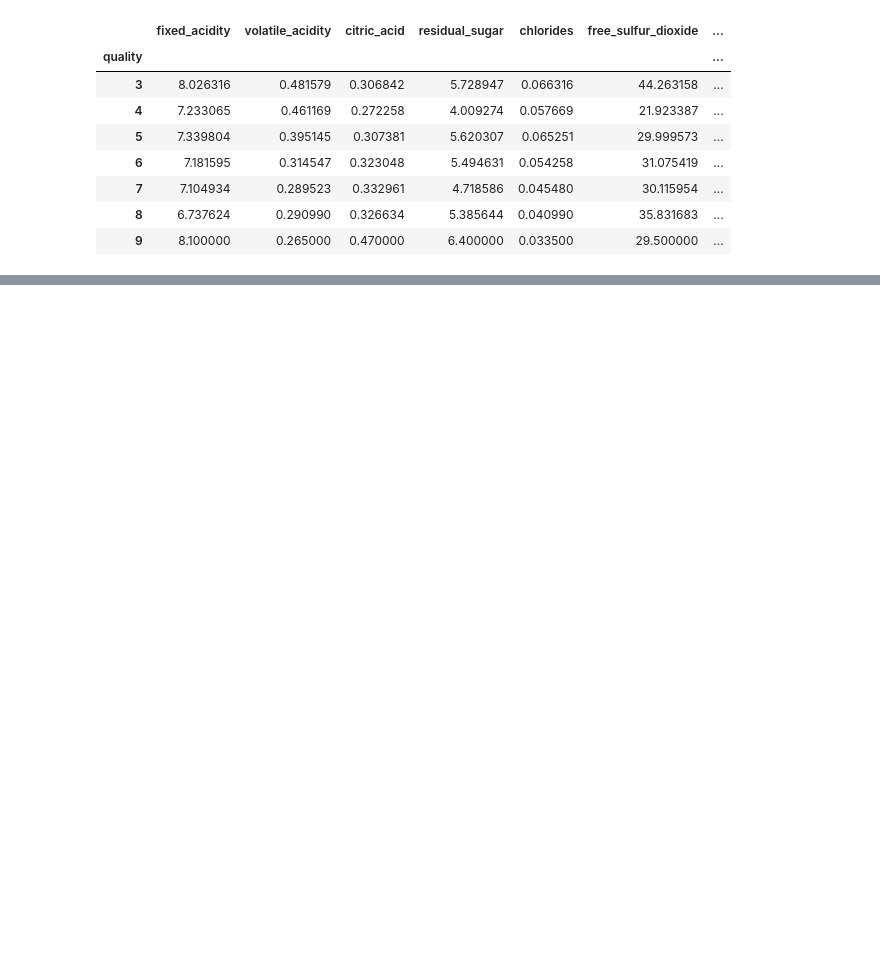
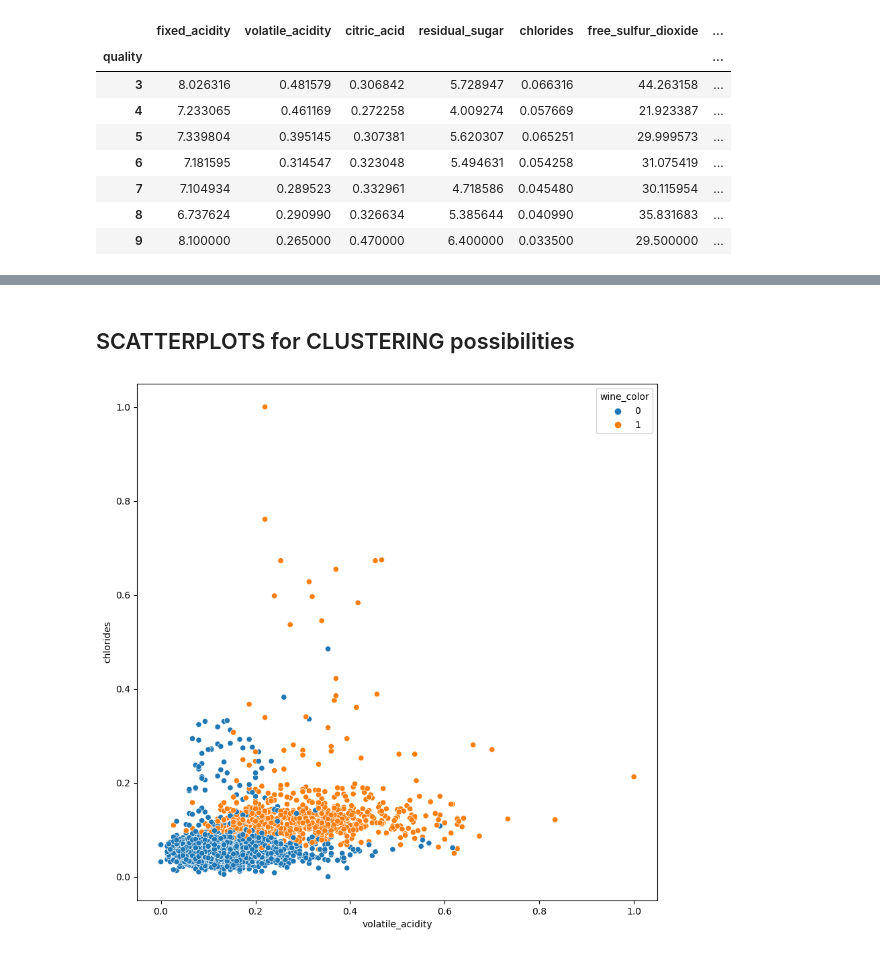
Before and after one commit to Cod-Up-Our-Data/wine_clustering_project, a Jupyter notebook: wine_exploration_rich.ipynb, the cells around one changed output, grey strips where cells are left out. Saved outputs shown, nothing was run; the diff lists cells and outputs as text; code cells hidden in the pictures; blank space fills up the shorter version.

```diff
--- a/wine_exploration_rich.ipynb
+++ b/wine_exploration_rich.ipynb
@@ -490,0 +571,7 @@ df_mean_by_qual
+# %%
+#SCALING First MinMax...then ROBUST
+columns = train.columns[:-2]
+mm_scaler = sklearn.preprocessing.MinMaxScaler()
+train_mm_scaled = mm_scaler.fit_transform(train[columns])
+# %%
+train_scaled = pd.DataFrame(data=train_mm_scaled,columns=columns)
@@ -490,0 +594,2 @@ df_mean_by_qual
+# %%
+train_scaled = pd.concat([train_scaled,train_targets],axis=1)
@@ -490,0 +612,2 @@ df_mean_by_qual
+# %%
+train_scaled['qual_col'] = train_scaled['quality'].astype(str) + train_scaled['wine_color'].astype(str)
@@ -490,0 +639,9 @@ df_mean_by_qual
+# %% [markdown]
+## SCATTERPLOTS for CLUSTERING possibilities
+# %%
+plt.figure(figsize=(10,10))
+sns.scatterplot(train_scaled.volatile_acidity, train_scaled.chlorides,hue=train_scaled.wine_color)
+plt.title('')
+plt.show()
+# %% [output]
+[figure, added]
```
Also changed, not shown: parts of 87 cells of this notebook, 1 other file.
